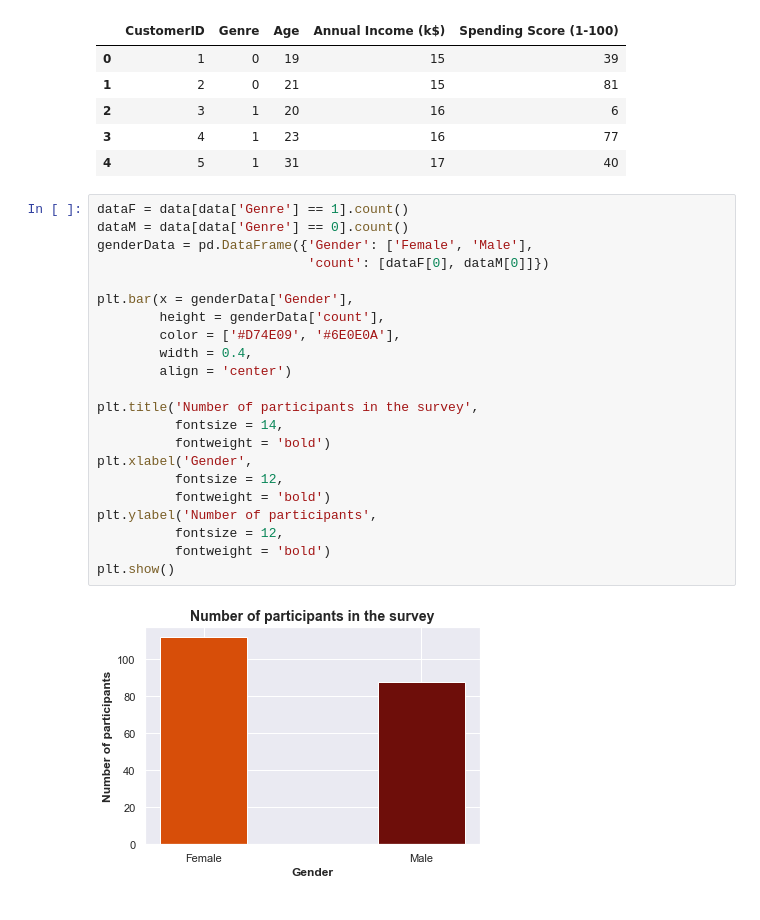
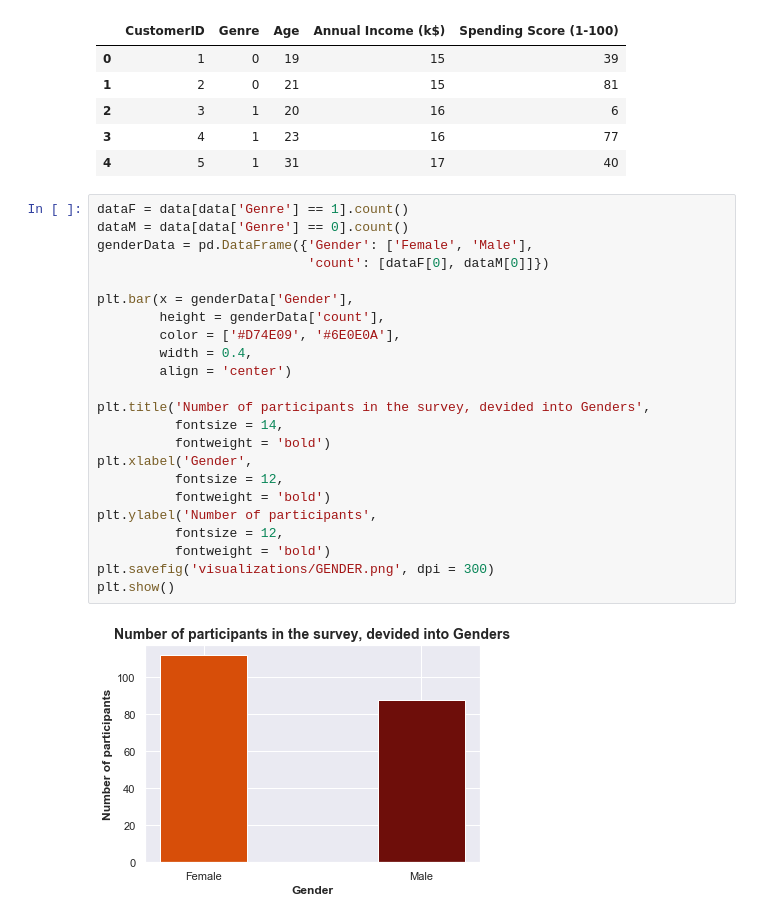
Before and after one commit to WorldWideWest/K-Means-Mall-Customers, a Jupyter notebook: analysis.ipynb, the cells around one changed output. Saved outputs shown, nothing was run; the diff lists cells and outputs as text.

```diff
--- a/analysis.ipynb
+++ b/analysis.ipynb
@@ -29,27 +28,28 @@ data.head()
 # %%
 dataF = data[data['Genre'] == 1].count()
 dataM = data[data['Genre'] == 0].count()
 genderData = pd.DataFrame({'Gender': ['Female', 'Male'],
                            'count': [dataF[0], dataM[0]]})
 
 plt.bar(x = genderData['Gender'],
         height = genderData['count'],
         color = ['#D74E09', '#6E0E0A'],
         width = 0.4,
         align = 'center')
 
-plt.title('Number of participants in the survey',
+plt.title('Number of participants in the survey, devided into Genders',
           fontsize = 14,
           fontweight = 'bold')
 plt.xlabel('Gender',
           fontsize = 12,
           fontweight = 'bold')
 plt.ylabel('Number of participants',
           fontsize = 12,
           fontweight = 'bold')
+plt.savefig('visualizations/GENDER.png', dpi = 300)
 plt.show()
 # %% [output]
-[figure, old version]
+[figure, new version]
 # %%
 plt.hist(x = data['Age'],
          bins = 7,
```
Also changed, not shown: parts of 3 cells of this notebook, 6 other files.
